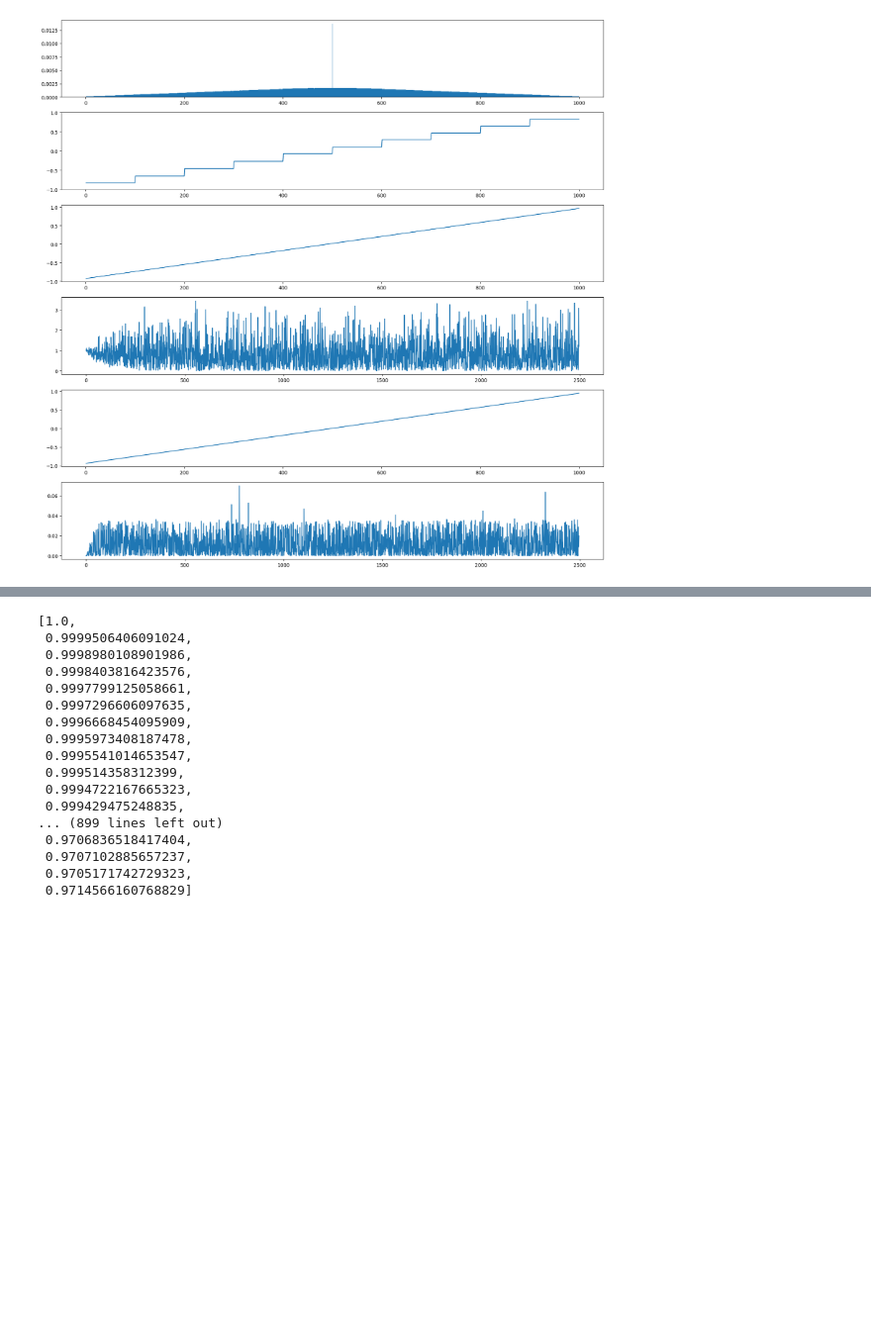
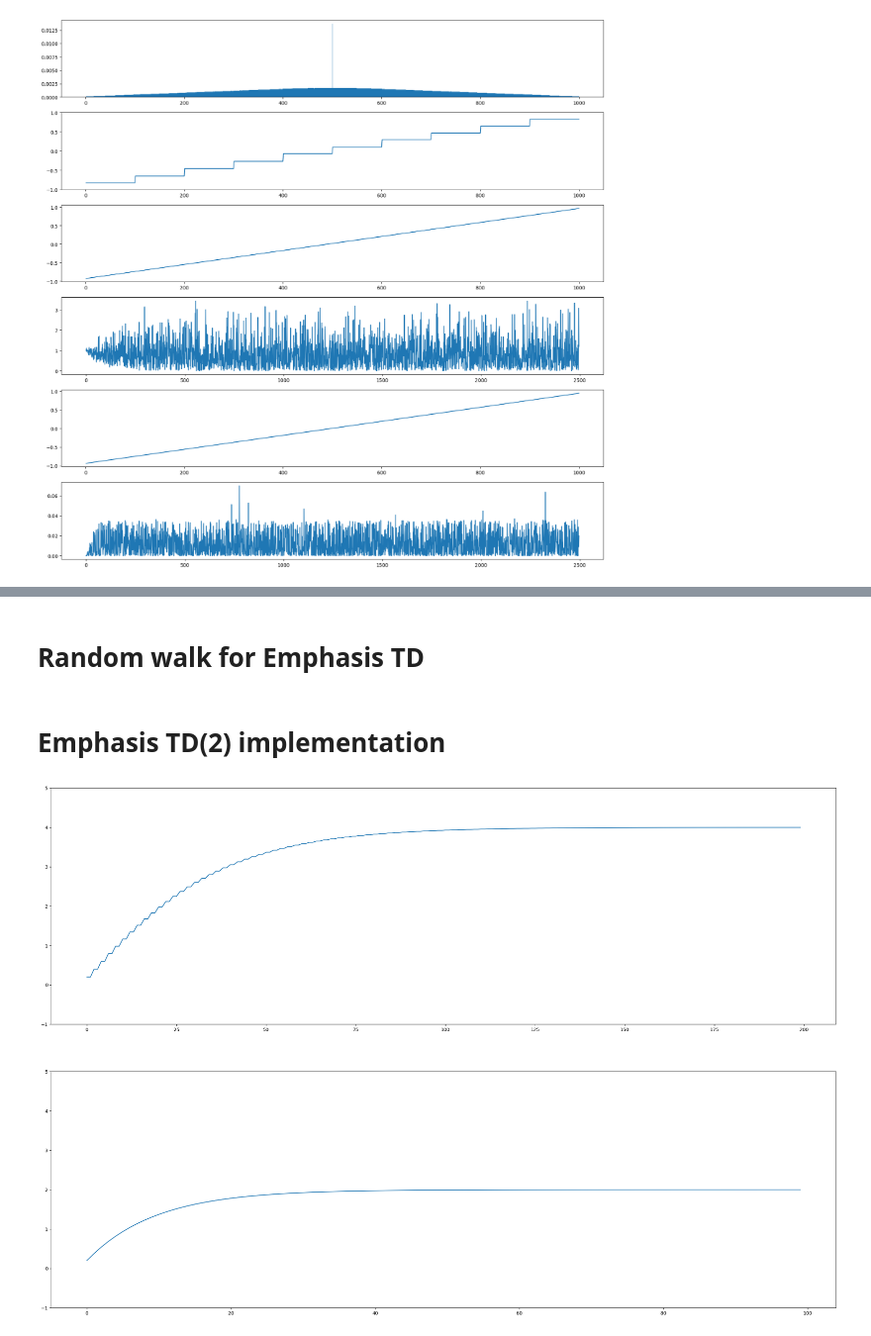
Before and after one commit to gmuthu7/Gridworld, a Jupyter notebook: random_walk.ipynb, the cells around one changed output, grey strips where cells are left out. Shown at 99% size. Drawn from its saved outputs; the diff is of its cells as text; code cells hidden in the pictures; blank space fills up the shorter version.

Commit message:
Added emphasis TD with 4 state random walk

```diff
--- a/random_walk.ipynb
+++ b/random_walk.ipynb
@@ -97,20 +75,47 @@ mse_td[0:-1:10000]
-# %%
-mse_mc
-# %% [output]
-[1.0,
- 0.9999506406091024,
- 0.9998980108901986,
- 0.9998403816423576,
- 0.9997799125058661,
- 0.9997296606097635,
- 0.9996668454095909,
- 0.9995973408187478,
- 0.9995541014653547,
- 0.999514358312399,
- 0.9994722167665323,
- 0.999429475248835,
-... (899 lines left out)
- 0.9706836518417404,
- 0.9707102885657237,
- 0.9705171742729323,
- 0.9714566160768829]
+# %% [markdown]
+<h1> Random walk for Emphasis TD </h1>
+# %%
+class RandomWalk:
+    def __init__(self):
+        self.s = 0
+    def step(self):
+        self.s+=1
+        if self.s ==4:
+            self.s = 0
+            return 100,1,True
+        else:
+            return self.s,1,False
+# %% [markdown]
+<h1> Emphasis TD(2) implementation </h1>
+# %%
+env = RandomWalk()
+v = [0,0]
+interest = [1,0,0,0]
+all_v = [[],[]]
+for i in range(100):
+    current_state = 0
+    trajectory = [(current_state,0)]
+    emphasis = [interest[0]]
+    while True:
+        next_state,reward,terminated = env.step()
+        trajectory.append((next_state,reward))
+        if len(trajectory) < 3:
+            emphasis.append(0.)
+            continue
+        if terminated:
+            v[trajectory[-3][0]//2] = v[trajectory[-3][0]//2] + 0.1 * emphasis[-2] * (trajectory[-2][1] + trajectory[-1][1] - v[trajectory[-3][0]//2])
+        else:
+            emphasis.append(interest[next_state] + emphasis[-2])
+            v[trajectory[-3][0]//2] = v[trajectory[-3][0]//2] + 0.1 * emphasis[-3] * (trajectory[-2][1] + trajectory[-1][1] + v[trajectory[-1][0]//2] - v[trajectory[-3][0]//2])
+        all_v[trajectory[-3][0]//2].append(v[trajectory[-3][0]//2])
+        next_state = current_state
+        if terminated:
+            break
+# %%
+fig = plt.figure(figsize=(30,20))
+ax: List[Axes] = fig.subplots(2)
+for i in range(2):
+    ax[i].set_ylim(-1,5)
+    ax[i].plot(all_v[i])
+# %% [output]
+[figure, added]
```
Also changed, not shown: parts of 5 cells of this notebook.
